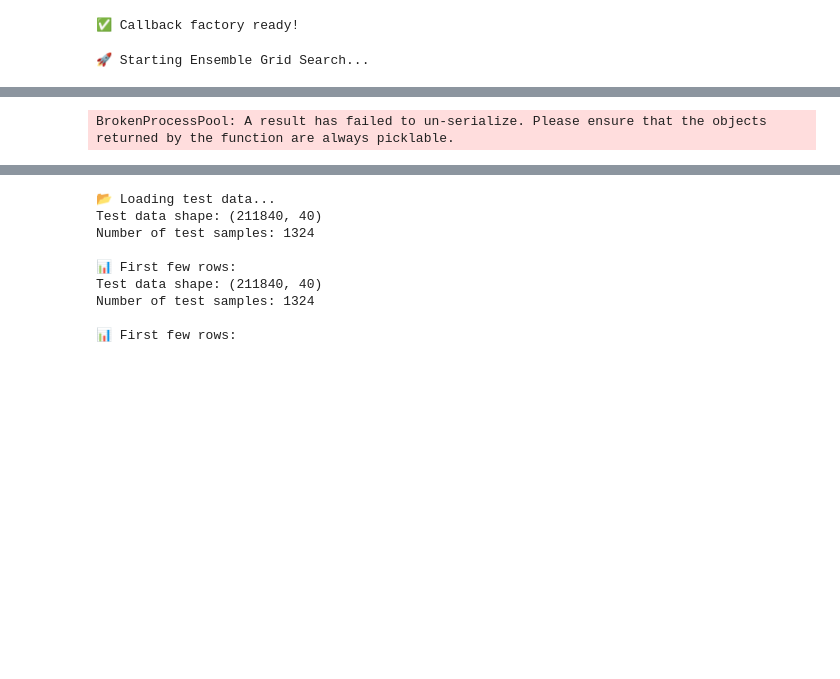
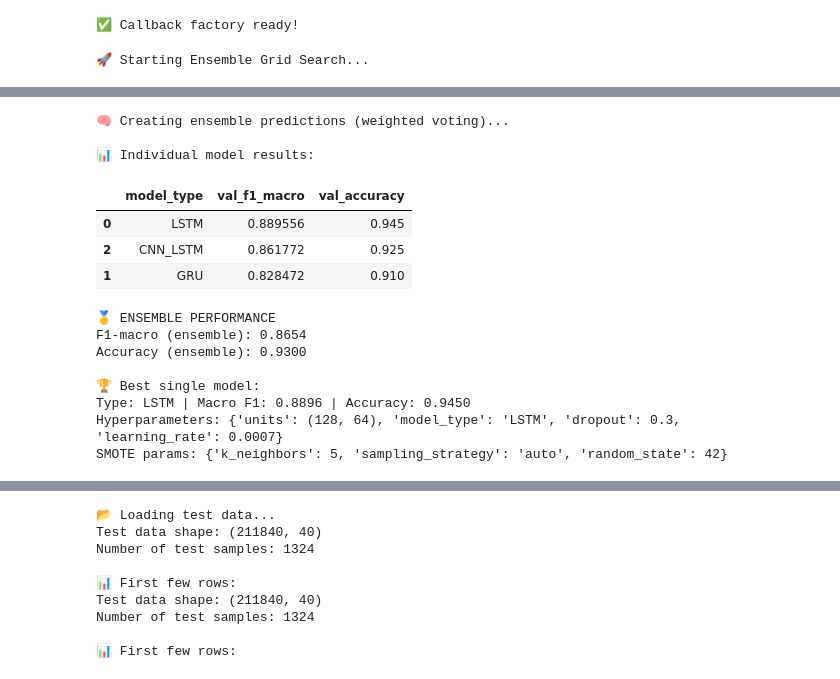
Before and after one commit to FilippoSaccomano/Cracking-Pain-Levels-from-Time-Series-Signals, a Jupyter notebook: pain_pirate_analysis.ipynb, the cells around one changed output, grey strips where cells are left out. Cells and saved outputs as stored; diff of their text form; code cells hidden in the pictures; blank space fills up the shorter version.

```diff
--- a/pain_pirate_analysis.ipynb
+++ b/pain_pirate_analysis.ipynb
@@ -653,13 +779,13 @@ training_params = {'epochs': 50, 'batch_size': 32}
 # 4. EXPERIMENT FUNCTION (wrapper)
 # =====================================================
 def run_single_experiment(smote_params, model_params):
-    smote_params = smote_params.copy()
+    smote_params_local = smote_params.copy()
     model_params_local = model_params.copy()
     model_type = model_params_local.pop("model_type")
     learning_rate = model_params_local.pop("learning_rate", 1e-3)
     dropout = model_params_local.pop("dropout", 0.3)
 
-    X_resampled, y_resampled = apply_smote_resampling(X_train_base, y_train_base, smote_params)
+    X_resampled, y_resampled = apply_smote_resampling(X_train_base, y_train_base, smote_params_local)
 
     build_args = dict(
         sequence_length=sequence_length,
@@ -689,25 +815,37 @@ def run_single_experiment(smote_params, model_params):
         verbose=0
     )
 
-    y_pred = np.argmax(model.predict(X_val_seq, verbose=0), axis=1)
+    val_pred_probs = model.predict(X_val_seq, verbose=0)
+    y_pred = np.argmax(val_pred_probs, axis=1)
     f1_macro = f1_score(y_val_enc, y_pred, average='macro')
     acc = np.mean(y_val_enc == y_pred)
+
+    history_dict = history.history
+    val_f1_history = history_dict.get('val_f1_score')
+    best_epoch = int(np.argmax(val_f1_history)) if val_f1_history is not None else None
+    best_val_f1 = float(max(val_f1_history)) if val_f1_history is not None else None
 
     model_config = {**model_params_local}
     model_config['model_type'] = model_type
     model_config['dropout'] = dropout
     model_config['learning_rate'] = learning_rate
 
-    return {
+    result = {
         'model_type': model_type,
         'model_config': model_config,
-        'smote_params': smote_params,
+        'smote_params': smote_params_local,
         'val_f1_macro': f1_macro,
         'val_accuracy': acc,
-        'history': history.history,
-        'epochs_trained': len(history.history['loss']),
-        'model': model
+        'val_pred_probs': val_pred_probs.astype(np.float32),
+        'epochs_trained': len(history_dict.get('loss', [])),
+        'best_epoch': best_epoch,
+        'val_f1_keras_best': best_val_f1
     }
+
+    tf.keras.backend.clear_session()
+    del model
+
+    return result
 
 
 # =====================================================
@@ -731,7 +869,7 @@ preds = []
 weights = []
 
 for res in grid_results:
-    pred_probs = res['model'].predict(X_val_seq, verbose=0)
+    pred_probs = res['val_pred_probs']
     preds.append(pred_probs)
     weights.append(max(res['val_f1_macro'], 1e-6))
 
@@ -761,7 +899,9 @@ print("\n🥇 ENSEMBLE PERFORMANCE")
 print(f"F1-macro (ensemble): {ensemble_f1:.4f}")
 print(f"Accuracy (ensemble): {ensemble_acc:.4f}")
 
-best_single_result = max(grid_results, key=lambda r: r['val_f1_macro'])
+best_single_result_raw = max(grid_results, key=lambda r: r['val_f1_macro'])
+best_single_result = best_single_result_raw.copy()
+best_single_result.pop('val_pred_probs', None)
 best_model_config = best_single_result['model_config'].copy()
 best_smote_params = best_single_result['smote_params'].copy()
 
@@ -795,4 +935,18 @@ print(f"SMOTE params: {best_smote_params}")
-BrokenProcessPool: A result has failed to un-serialize. Please ensure that the objects returned by the function are always picklable.
+🧠 Creating ensemble predictions (weighted voting)...
+
+📊 Individual model results:
+|  | model_type | val_f1_macro | val_accuracy |
+| 0 | LSTM | 0.889556 | 0.945 |
+| 2 | CNN_LSTM | 0.861772 | 0.925 |
+| 1 | GRU | 0.828472 | 0.910 |
+🥇 ENSEMBLE PERFORMANCE
+F1-macro (ensemble): 0.8654
+Accuracy (ensemble): 0.9300
+
+🏆 Best single model:
+Type: LSTM | Macro F1: 0.8896 | Accuracy: 0.9450
+Hyperparameters: {'units': (128, 64), 'model_type': 'LSTM', 'dropout': 0.3, 'learning_rate': 0.0007}
+SMOTE params: {'k_neighbors': 5, 'sampling_strategy': 'auto', 'random_state': 42}
 # %%
 # Retrain best configuration to capture full artifacts
 print("🎯 Retraining best configuration for detailed evaluation...")
```
Also changed, not shown: parts of 14 cells of this notebook, 1 other file.
